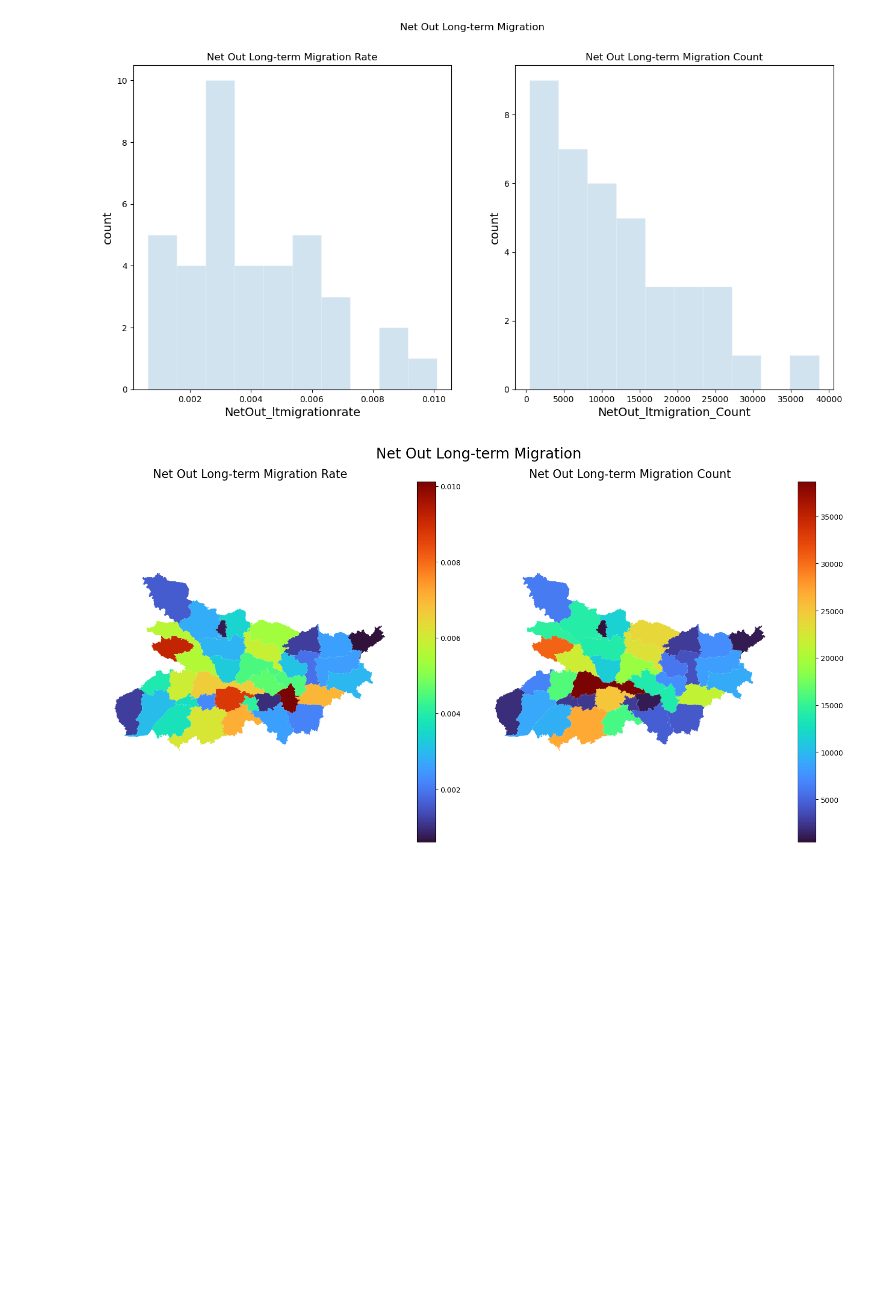
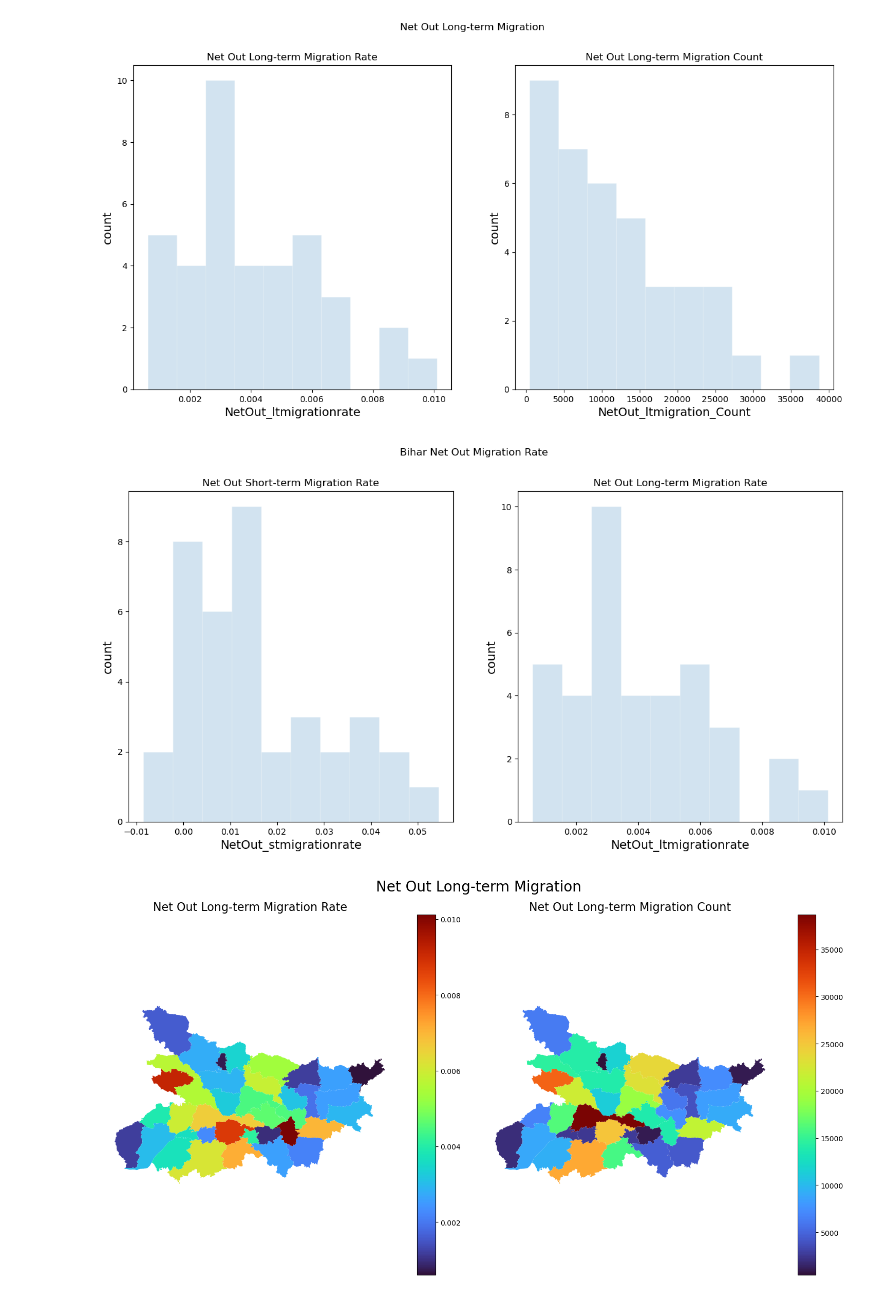
Before and after one commit to vidushi711/SDS_Final, a Jupyter notebook: Exploration/bihar_migration.ipynb, the cells around one changed output. Cells and saved outputs as stored; diff of their text form; code cells hidden in the pictures; blank space fills up the shorter version.

```diff
--- a/Exploration/bihar_migration.ipynb
+++ b/Exploration/bihar_migration.ipynb
@@ -575,6 +595,13 @@ two_histograms(mh_gdf2, var1='NetOut_ltmigrationrate', var2='NetOut_ltmigration_
                title1="Net Out Long-term Migration Rate", title2="Net Out Long-term Migration Count", title="Net Out Long-term Migration")
 # %% [output]
 [figure]
+# %%
+### NET OUT MIGRATION RATE
+
+two_histograms(mh_gdf2, var1='NetOut_stmigrationrate', var2='NetOut_ltmigrationrate', num_bins=10,
+               title1="Net Out Short-term Migration Rate", title2="Net Out Long-term Migration Rate", title="Bihar Net Out Migration Rate")
+# %% [output]
+[figure, added]
 # %%
 two_maps(mh_gdf2, var1="NetOut_ltmigrationrate", var2="NetOut_ltmigration_Count",
          title1="Net Out Long-term Migration Rate", title2="Net Out Long-term Migration Count",
```
Also changed, not shown: parts of 16 cells of this notebook, 6 other files.
